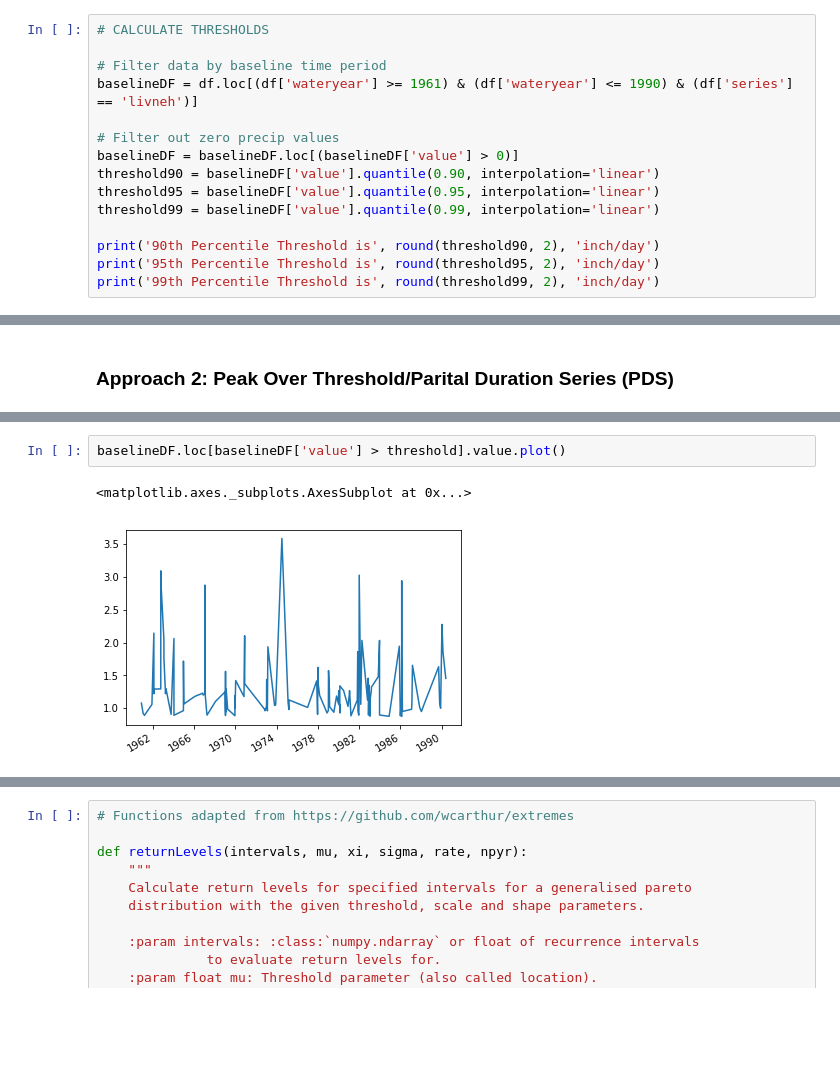
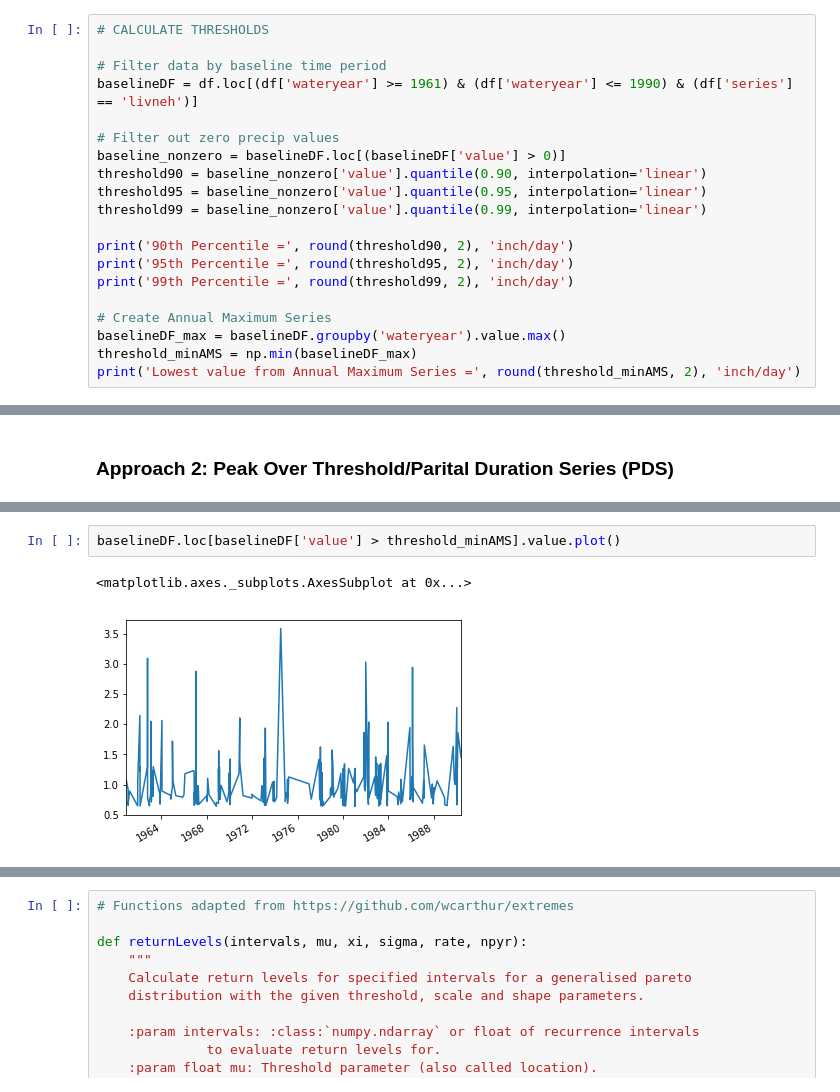
Before and after one commit to berkeley-gif/caladapt-docs, a Jupyter notebook: cookbook/precip_extreme_value_analysis.ipynb, the cells around one changed output, grey strips where cells are left out. Cells and saved outputs as stored; diff of their text form; blank space fills up the shorter version.

```diff
--- a/cookbook/precip_extreme_value_analysis.ipynb
+++ b/cookbook/precip_extreme_value_analysis.ipynb
@@ -188,12 +189,17 @@ Using a baseline period of wateryears 1961 - 1990, calculate the 90th, 95th and
 baselineDF = df.loc[(df['wateryear'] >= 1961) & (df['wateryear'] <= 1990) & (df['series'] == 'livneh')]
 
 # Filter out zero precip values
-baselineDF = baselineDF.loc[(baselineDF['value'] > 0)]
-threshold90 = baselineDF['value'].quantile(0.90, interpolation='linear')
-threshold95 = baselineDF['value'].quantile(0.95, interpolation='linear')
-threshold99 = baselineDF['value'].quantile(0.99, interpolation='linear')
+baseline_nonzero = baselineDF.loc[(baselineDF['value'] > 0)]
+threshold90 = baseline_nonzero['value'].quantile(0.90, interpolation='linear')
+threshold95 = baseline_nonzero['value'].quantile(0.95, interpolation='linear')
+threshold99 = baseline_nonzero['value'].quantile(0.99, interpolation='linear')
 
-print('90th Percentile Threshold is', round(threshold90, 2), 'inch/day')
-print('95th Percentile Threshold is', round(threshold95, 2), 'inch/day')
-print('99th Percentile Threshold is', round(threshold99, 2), 'inch/day')
+print('90th Percentile =', round(threshold90, 2), 'inch/day')
+print('95th Percentile =', round(threshold95, 2), 'inch/day')
+print('99th Percentile =', round(threshold99, 2), 'inch/day')
+
+# Create Annual Maximum Series
+baselineDF_max = baselineDF.groupby('wateryear').value.max()
+threshold_minAMS = np.min(baselineDF_max)
+print('Lowest value from Annual Maximum Series =', round(threshold_minAMS, 2), 'inch/day')
 # %% [output]
@@ -311,8 +315,8 @@ print(threshold)
 # %%
-baselineDF.loc[baselineDF['value'] > threshold].value.plot()
+baselineDF.loc[baselineDF['value'] > threshold_minAMS].value.plot()
 # %% [output]
 <matplotlib.axes._subplots.AxesSubplot at 0x...>
-[figure, old version]
+[figure, new version]
 # %%
 # Create an array of all non-zero daily values
 PDS_baseline = baselineDF['value'].values
```
Also changed, not shown: parts of 15 cells of this notebook, 2 other files.
